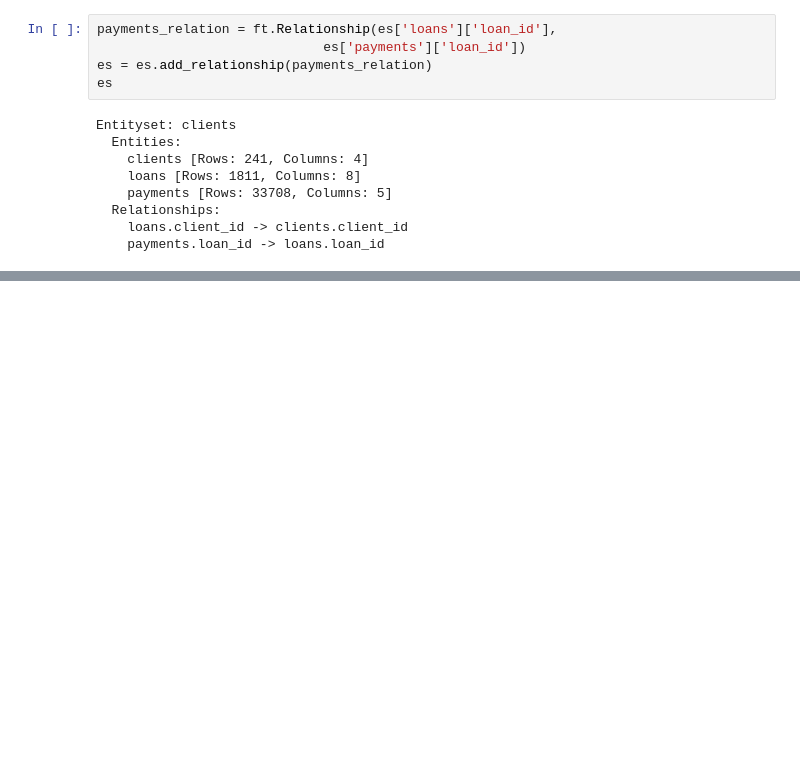
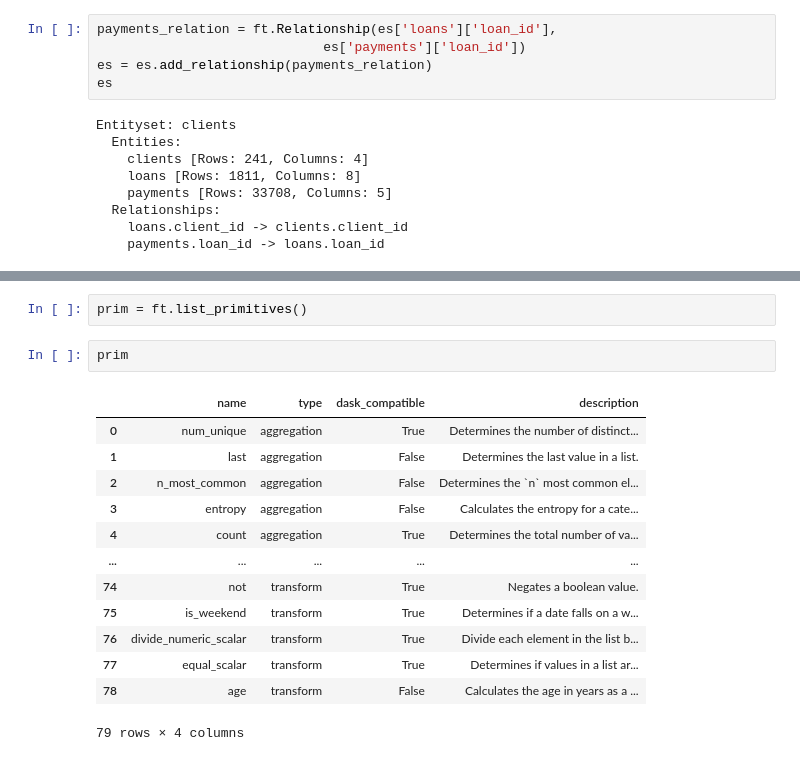
Before and after one commit to sidhant-guliani/Feature_engineering, a Jupyter notebook: feature_engineering_p2.ipynb, the cells around one changed output, grey strips where cells are left out. Saved outputs shown, nothing was run; the diff lists cells and outputs as text; blank space fills up the shorter version.

```diff
--- a/feature_engineering_p2.ipynb
+++ b/feature_engineering_p2.ipynb
@@ -178,0 +188,18 @@ Index(['payment_id', 'loan_id', 'payment_amount', 'payment_date', 'missed'], dty
+# %%
+prim = ft.list_primitives()
+# %%
+prim
+# %% [output]
+|  | name | type | dask_compatible | description |
+| 0 | num_unique | aggregation | True | Determines the number of distinct... |
+| 1 | last | aggregation | False | Determines the last value in a list. |
+| 2 | n_most_common | aggregation | False | Determines the `n` most common el... |
+| 3 | entropy | aggregation | False | Calculates the entropy for a cate... |
+| 4 | count | aggregation | True | Determines the total number of va... |
+| ... | ... | ... | ... | ... |
+| 74 | not | transform | True | Negates a boolean value. |
+| 75 | is_weekend | transform | True | Determines if a date falls on a w... |
+| 76 | divide_numeric_scalar | transform | True | Divide each element in the list b... |
+| 77 | equal_scalar | transform | True | Determines if values in a list ar... |
+| 78 | age | transform | False | Calculates the age in years as a ... |
+79 rows × 4 columns
```
Also changed, not shown: parts of 17 cells of this notebook.
